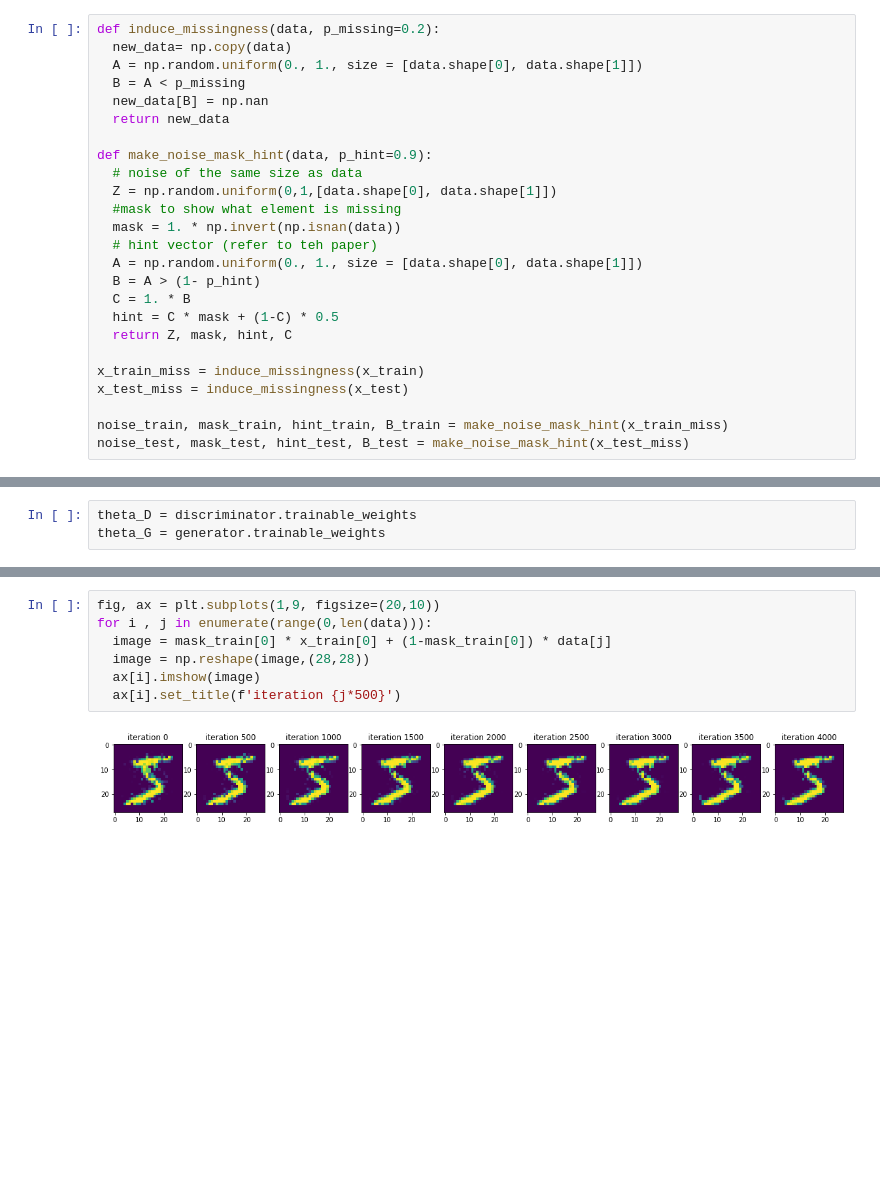
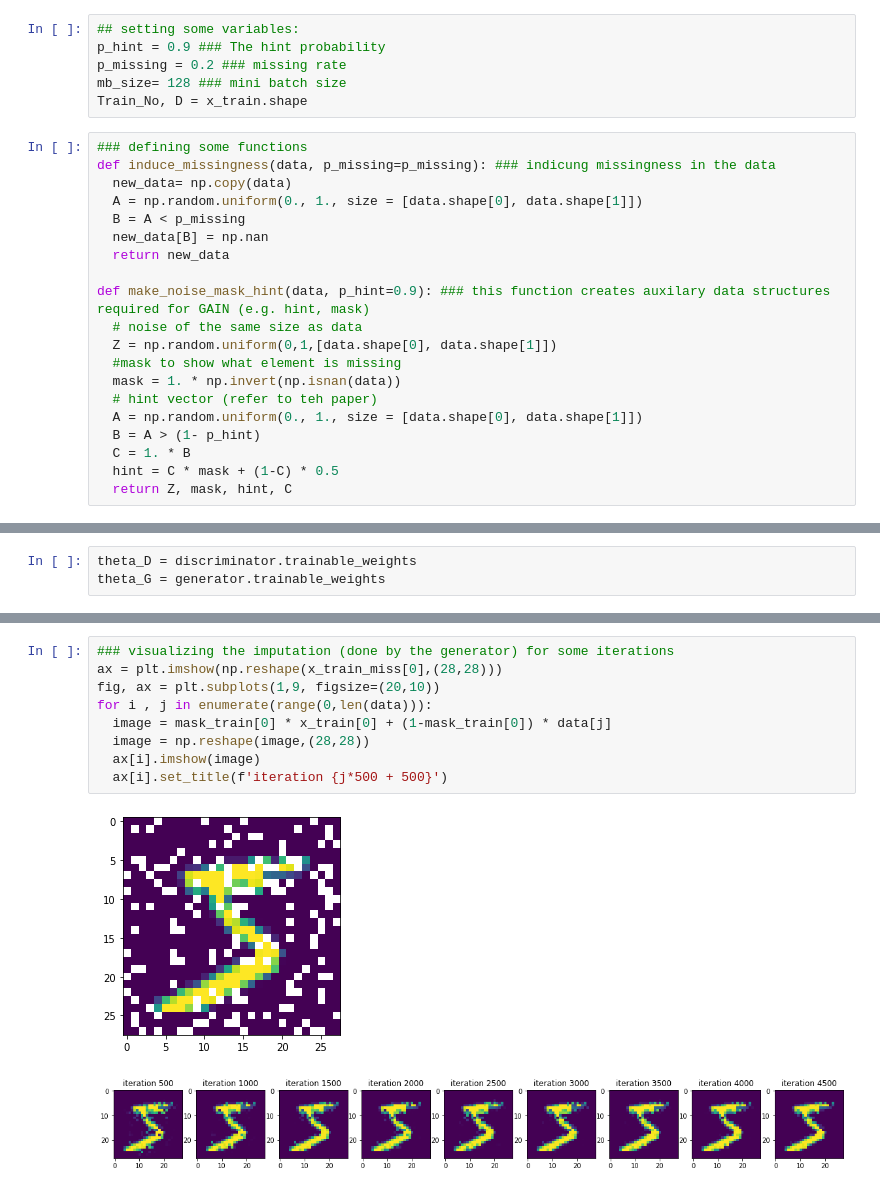
Before and after one commit to bezhvin/PyData2020-Eindhoven, a Jupyter notebook: PyData_GAIN.ipynb, the cells around one changed output, grey strips where cells are left out. Saved outputs shown, nothing was run; the diff lists cells and outputs as text; blank space fills up the shorter version.

```diff
--- a/PyData_GAIN.ipynb
+++ b/PyData_GAIN.ipynb
@@ -45,12 +43,19 @@ Train_No, D = x_train.shape
+# %%
+## setting some variables:
+p_hint = 0.9 ### The hint probability
+p_missing = 0.2 ### missing rate
+mb_size= 128 ### mini batch size
+Train_No, D = x_train.shape
 # %%
-def induce_missingness(data, p_missing=0.2):
+### defining some functions
+def induce_missingness(data, p_missing=p_missing): ### indicung missingness in the data
   new_data= np.copy(data)
   A = np.random.uniform(0., 1., size = [data.shape[0], data.shape[1]])
   B = A < p_missing
   new_data[B] = np.nan
   return new_data
 
-def make_noise_mask_hint(data, p_hint=0.9):
+def make_noise_mask_hint(data, p_hint=0.9): ### this function creates auxilary data structures required for GAIN (e.g. hint, mask)
   # noise of the same size as data
   Z = np.random.uniform(0,1,[data.shape[0], data.shape[1]])
   #mask to show what element is missing
@@ -61,9 +66,3 @@ def make_noise_mask_hint(data, p_hint=0.9):
   C = 1. * B
   hint = C * mask + (1-C) * 0.5
   return Z, mask, hint, C
-
-x_train_miss = induce_missingness(x_train)
-x_test_miss = induce_missingness(x_test)
-
-noise_train, mask_train, hint_train, B_train = make_noise_mask_hint(x_train_miss)
-noise_test, mask_test, hint_test, B_test = make_noise_mask_hint(x_test_miss)
@@ -178,11 +182,14 @@ at iteration 4500 test error is 0.01910360948513218
 --------------
 # %%
+### visualizing the imputation (done by the generator) for some iterations
+ax = plt.imshow(np.reshape(x_train_miss[0],(28,28)))
 fig, ax = plt.subplots(1,9, figsize=(20,10))
 for i , j in enumerate(range(0,len(data))):
   image = mask_train[0] * x_train[0] + (1-mask_train[0]) * data[j]
   image = np.reshape(image,(28,28))
   ax[i].imshow(image)
-  ax[i].set_title(f'iteration {j*500}')
+  ax[i].set_title(f'iteration {j*500 + 500}')
 # %% [output]
-[figure, old version]
+[figure, new version]
+[figure, added]
 # %%
```
Also changed, not shown: parts of 14 cells of this notebook.
